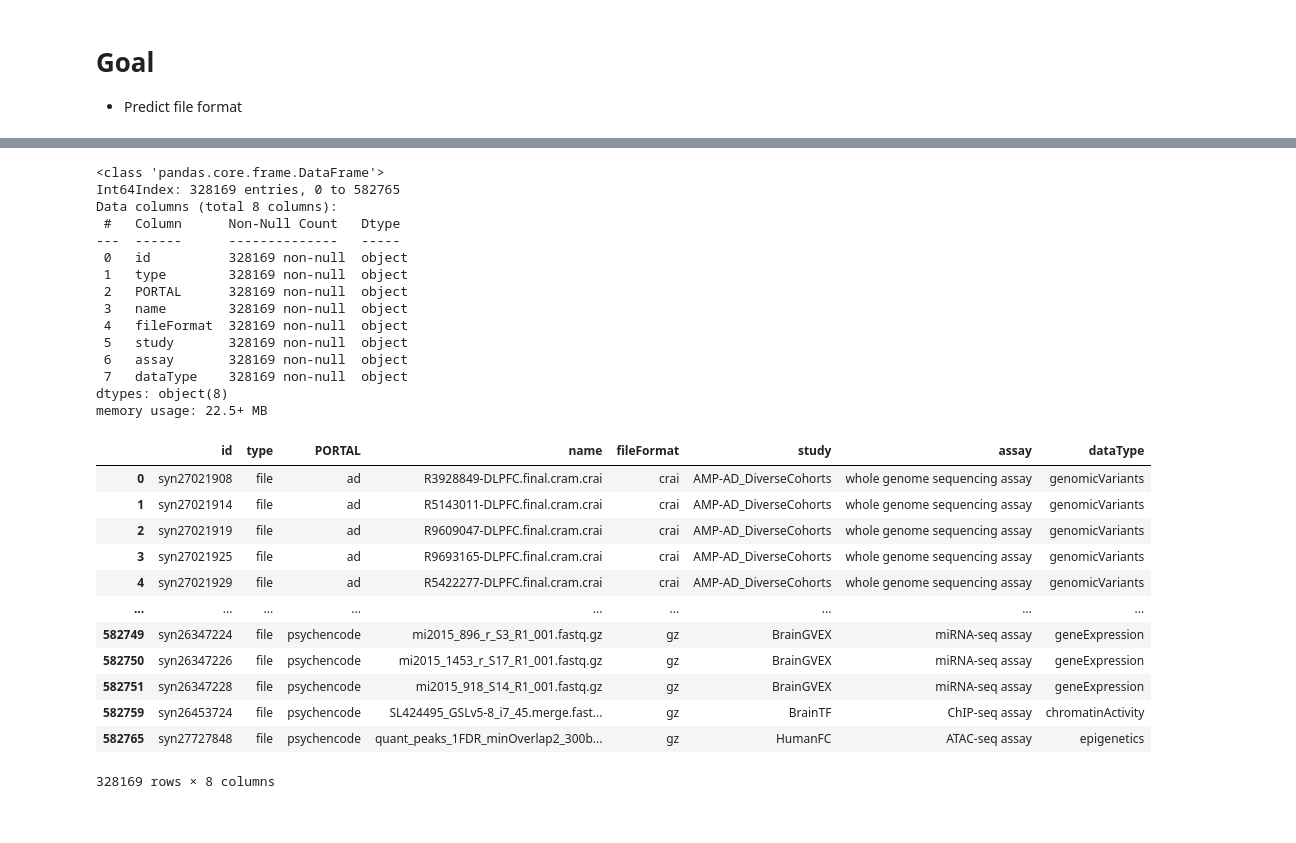
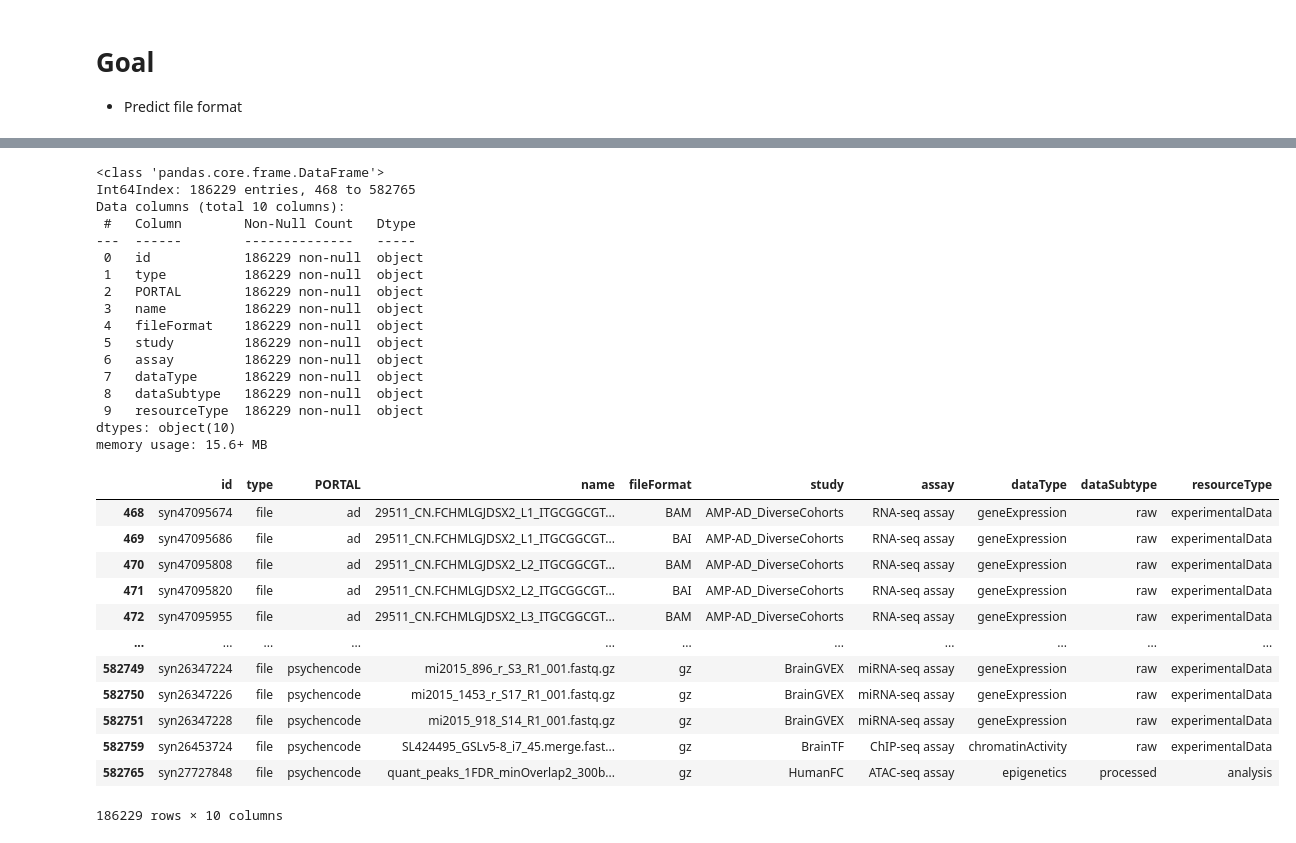
Before and after one commit to nlee-sage/portalAnalytics, a Jupyter notebook: eda.ipynb, the cells around one changed output, grey strips where cells are left out. Drawn from its saved outputs; the diff is of its cells as text; code cells hidden in the pictures.

```diff
--- a/eda.ipynb
+++ b/eda.ipynb
@@ -22,8 +22,8 @@ df = df.loc[
         "study",
         "assay",
         "dataType",
-        # "dataSubtype",
-        # "resourceType",
+        "dataSubtype",
+        "resourceType",
     ],
 ]
 
@@ -54,36 +56,38 @@ df_full = df_full[
 df_full.info()
 # %% [output]
 <class 'pandas.core.frame.DataFrame'>
-Int64Index: 328169 entries, 0 to 582765
-Data columns (total 8 columns):
- #   Column      Non-Null Count   Dtype
----  ------      --------------   -----
- 0   id          328169 non-null  object
- 1   type        328169 non-null  object
- 2   PORTAL      328169 non-null  object
- 3   name        328169 non-null  object
- 4   fileFormat  328169 non-null  object
- 5   study       328169 non-null  object
- 6   assay       328169 non-null  object
- 7   dataType    328169 non-null  object
-dtypes: object(8)
-memory usage: 22.5+ MB
+Int64Index: 186229 entries, 468 to 582765
+Data columns (total 10 columns):
+ #   Column        Non-Null Count   Dtype
+---  ------        --------------   -----
+ 0   id            186229 non-null  object
+ 1   type          186229 non-null  object
+ 2   PORTAL        186229 non-null  object
+ 3   name          186229 non-null  object
+ 4   fileFormat    186229 non-null  object
+ 5   study         186229 non-null  object
+ 6   assay         186229 non-null  object
+ 7   dataType      186229 non-null  object
+ 8   dataSubtype   186229 non-null  object
+ 9   resourceType  186229 non-null  object
+dtypes: object(10)
+memory usage: 15.6+ MB
 # %%
-df_full
+df_full.head(10)
 # %% [output]
-|  | id | type | PORTAL | name | fileFormat | study | assay | dataType |
-| 0 | syn27021908 | file | ad | R3928849-DLPFC.final.cram.crai | crai | AMP-AD_DiverseCohorts | whole genome sequencing assay | genomicVariants |
-| 1 | syn27021914 | file | ad | R5143011-DLPFC.final.cram.crai | crai | AMP-AD_DiverseCohorts | whole genome sequencing assay | genomicVariants |
-| 2 | syn27021919 | file | ad | R9609047-DLPFC.final.cram.crai | crai | AMP-AD_DiverseCohorts | whole genome sequencing assay | genomicVariants |
-| 3 | syn27021925 | file | ad | R9693165-DLPFC.final.cram.crai | crai | AMP-AD_DiverseCohorts | whole genome sequencing assay | genomicVariants |
-| 4 | syn27021929 | file | ad | R5422277-DLPFC.final.cram.crai | crai | AMP-AD_DiverseCohorts | whole genome sequencing assay | genomicVariants |
-| ... | ... | ... | ... | ... | ... | ... | ... | ... |
-| 582749 | syn26347224 | file | psychencode | mi2015_896_r_S3_R1_001.fastq.gz | gz | BrainGVEX | miRNA-seq assay | geneExpression |
-| 582750 | syn26347226 | file | psychencode | mi2015_1453_r_S17_R1_001.fastq.gz | gz | BrainGVEX | miRNA-seq assay | geneExpression |
-| 582751 | syn26347228 | file | psychencode | mi2015_918_S14_R1_001.fastq.gz | gz | BrainGVEX | miRNA-seq assay | geneExpression |
-| 582759 | syn26453724 | file | psychencode | SL424495_GSLv5-8_i7_45.merge.fast... | gz | BrainTF | ChIP-seq assay | chromatinActivity |
-| 582765 | syn27727848 | file | psychencode | quant_peaks_1FDR_minOverlap2_300b... | gz | HumanFC | ATAC-seq assay | epigenetics |
+|  | id | type | PORTAL | name | fileFormat | study | assay | dataType | dataSubtype | resourceType |
+| 468 | syn47095674 | file | ad | 29511_CN.FCHMLGJDSX2_L1_ITGCGGCGT... | BAM | AMP-AD_DiverseCohorts | RNA-seq assay | geneExpression | raw | experimentalData |
+| 469 | syn47095686 | file | ad | 29511_CN.FCHMLGJDSX2_L1_ITGCGGCGT... | BAI | AMP-AD_DiverseCohorts | RNA-seq assay | geneExpression | raw | experimentalData |
+| 470 | syn47095808 | file | ad | 29511_CN.FCHMLGJDSX2_L2_ITGCGGCGT... | BAM | AMP-AD_DiverseCohorts | RNA-seq assay | geneExpression | raw | experimentalData |
+| 471 | syn47095820 | file | ad | 29511_CN.FCHMLGJDSX2_L2_ITGCGGCGT... | BAI | AMP-AD_DiverseCohorts | RNA-seq assay | geneExpression | raw | experimentalData |
+| 472 | syn47095955 | file | ad | 29511_CN.FCHMLGJDSX2_L3_ITGCGGCGT... | BAM | AMP-AD_DiverseCohorts | RNA-seq assay | geneExpression | raw | experimentalData |
+| ... | ... | ... | ... | ... | ... | ... | ... | ... | ... | ... |
+| 582749 | syn26347224 | file | psychencode | mi2015_896_r_S3_R1_001.fastq.gz | gz | BrainGVEX | miRNA-seq assay | geneExpression | raw | experimentalData |
+| 582750 | syn26347226 | file | psychencode | mi2015_1453_r_S17_R1_001.fastq.gz | gz | BrainGVEX | miRNA-seq assay | geneExpression | raw | experimentalData |
+| 582751 | syn26347228 | file | psychencode | mi2015_918_S14_R1_001.fastq.gz | gz | BrainGVEX | miRNA-seq assay | geneExpression | raw | experimentalData |
+| 582759 | syn26453724 | file | psychencode | SL424495_GSLv5-8_i7_45.merge.fast... | gz | BrainTF | ChIP-seq assay | chromatinActivity | raw | experimentalData |
+| 582765 | syn27727848 | file | psychencode | quant_peaks_1FDR_minOverlap2_300b... | gz | HumanFC | ATAC-seq assay | epigenetics | processed | analysis |
-328169 rows × 8 columns
+186229 rows × 10 columns
 # %%
 assays = list(df_full["assay"].value_counts()[:20].reset_index()["index"])
 assays
```
Also changed, not shown: parts of 12 cells of this notebook, 7 other files.
